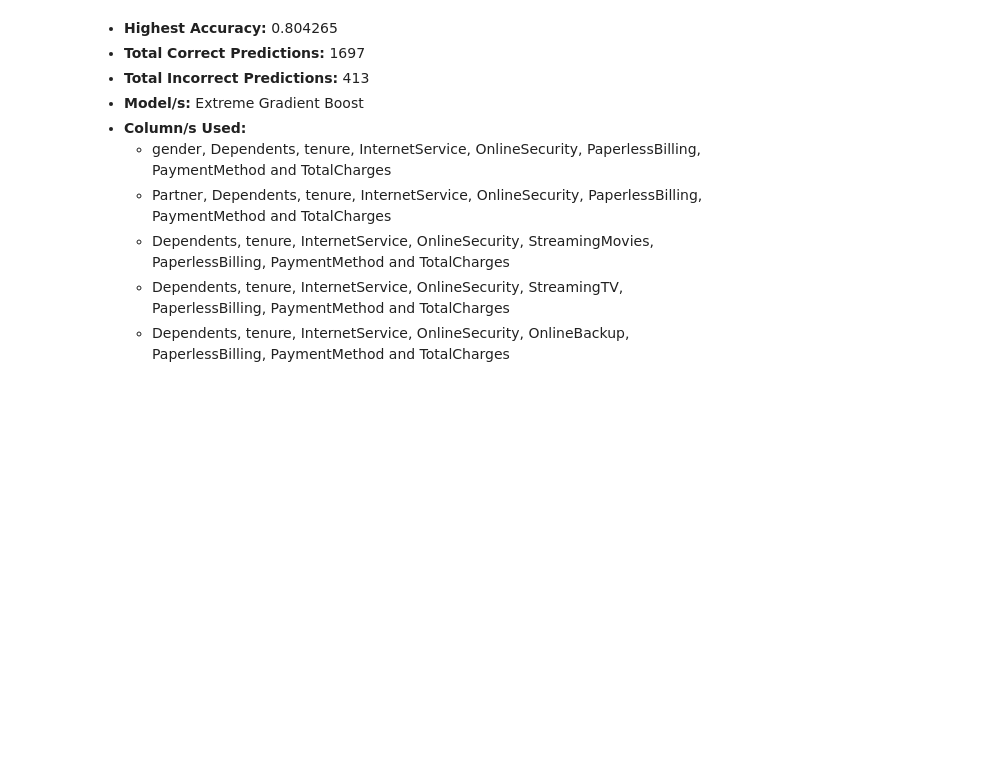
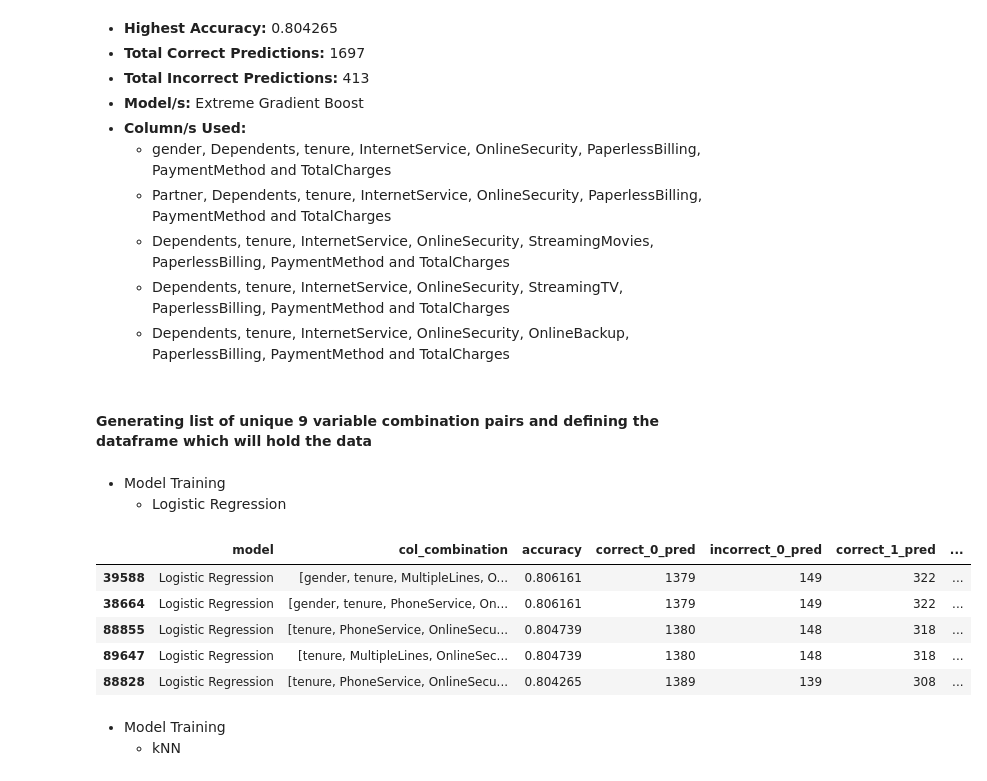
Before and after one commit to HarshTanwar001/Churn-Analysis, a Jupyter notebook: Churn_Analysis.ipynb, the cells around one changed output. Cells and saved outputs as stored; diff of their text form; code cells hidden in the pictures; blank space fills up the shorter version.

Commit message:
Predictive Analytics on all unique 9 column combination pairs

```diff
--- a/Churn_Analysis.ipynb
+++ b/Churn_Analysis.ipynb
@@ -1825,3 +1825,28 @@ data_8_comb.sort_values(by='accuracy', ascending=False).head()
       </ul>
     </li>
 </ul>
+# %% [markdown]
+#### Generating list of unique 9 variable combination pairs and defining the dataframe which will hold the data
+# %%
+columns = list(df.columns)
+columns.remove('customerID')
+columns.remove('Churn')
+
+unique_9 = list(combinations(columns, 9))
+
+data_9_comb = pd.DataFrame(
+    columns=[
+        'model',
+        'col_combination',
+        'accuracy',
+        'correct_0_pred',
+        'incorrect_0_pred',
+        'correct_1_pred',
+        'incorrect_1_pred',
+        'total_correct_pred',
+        'total_incorrect_pred'
+    ]
+)
+# %% [markdown]
+- Model Training
+    - Logistic Regression
@@ -1827,0 +1856,12 @@ data_8_comb.sort_values(by='accuracy', ascending=False).head()
+# %%
+data_9_comb.sort_values(by='accuracy', ascending=False).head()
+# %% [output]
+|  | model | col_combination | accuracy | correct_0_pred | incorrect_0_pred | correct_1_pred | ... |
+| 39588 | Logistic Regression | [gender, tenure, MultipleLines, O... | 0.806161 | 1379 | 149 | 322 | ... |
+| 38664 | Logistic Regression | [gender, tenure, PhoneService, On... | 0.806161 | 1379 | 149 | 322 | ... |
+| 88855 | Logistic Regression | [tenure, PhoneService, OnlineSecu... | 0.804739 | 1380 | 148 | 318 | ... |
+| 89647 | Logistic Regression | [tenure, MultipleLines, OnlineSec... | 0.804739 | 1380 | 148 | 318 | ... |
+| 88828 | Logistic Regression | [tenure, PhoneService, OnlineSecu... | 0.804265 | 1389 | 139 | 308 | ... |
+# %% [markdown]
+- Model Training
+    - kNN
```
Also changed, not shown: parts of 7 cells of this notebook.
